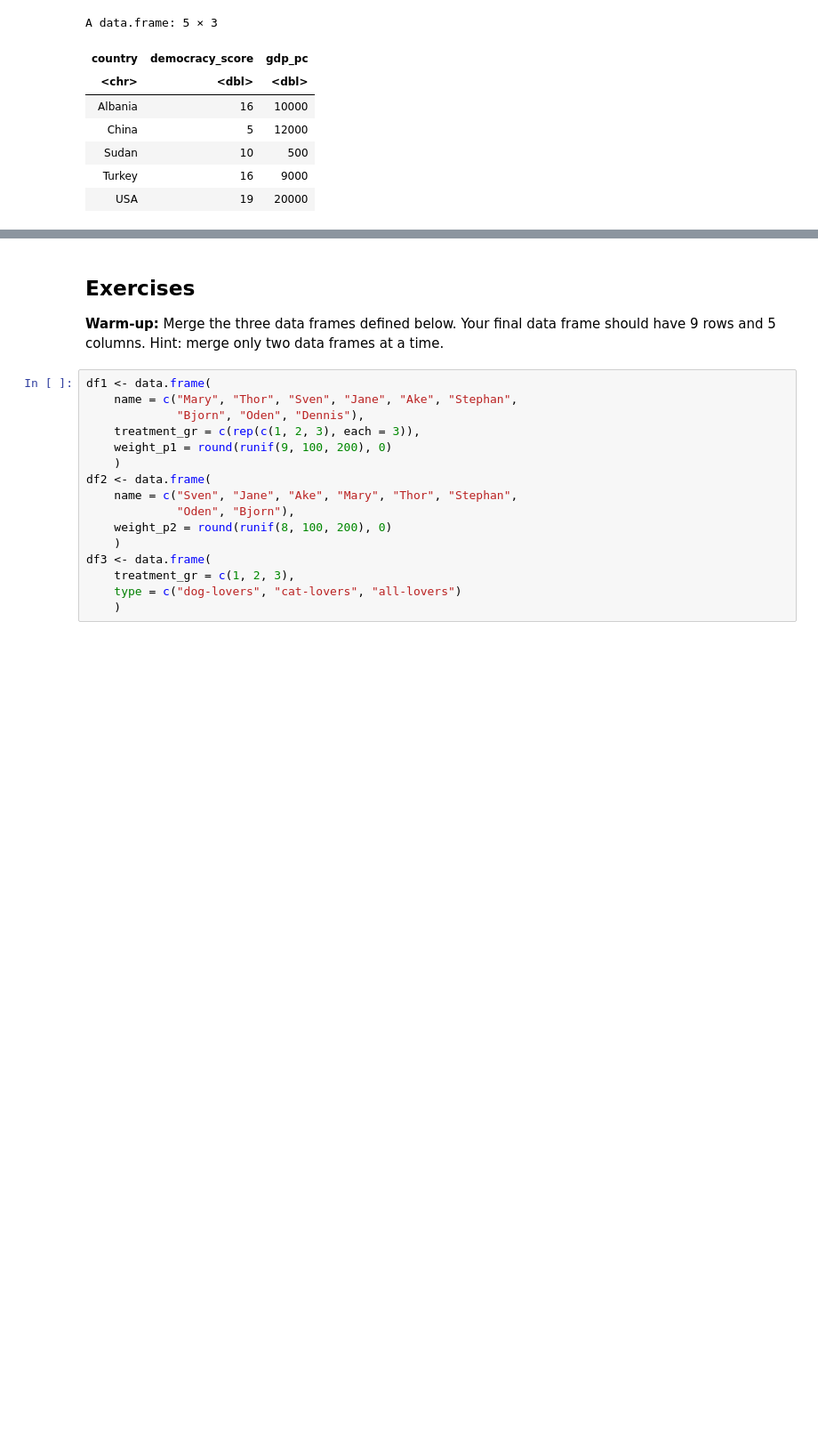
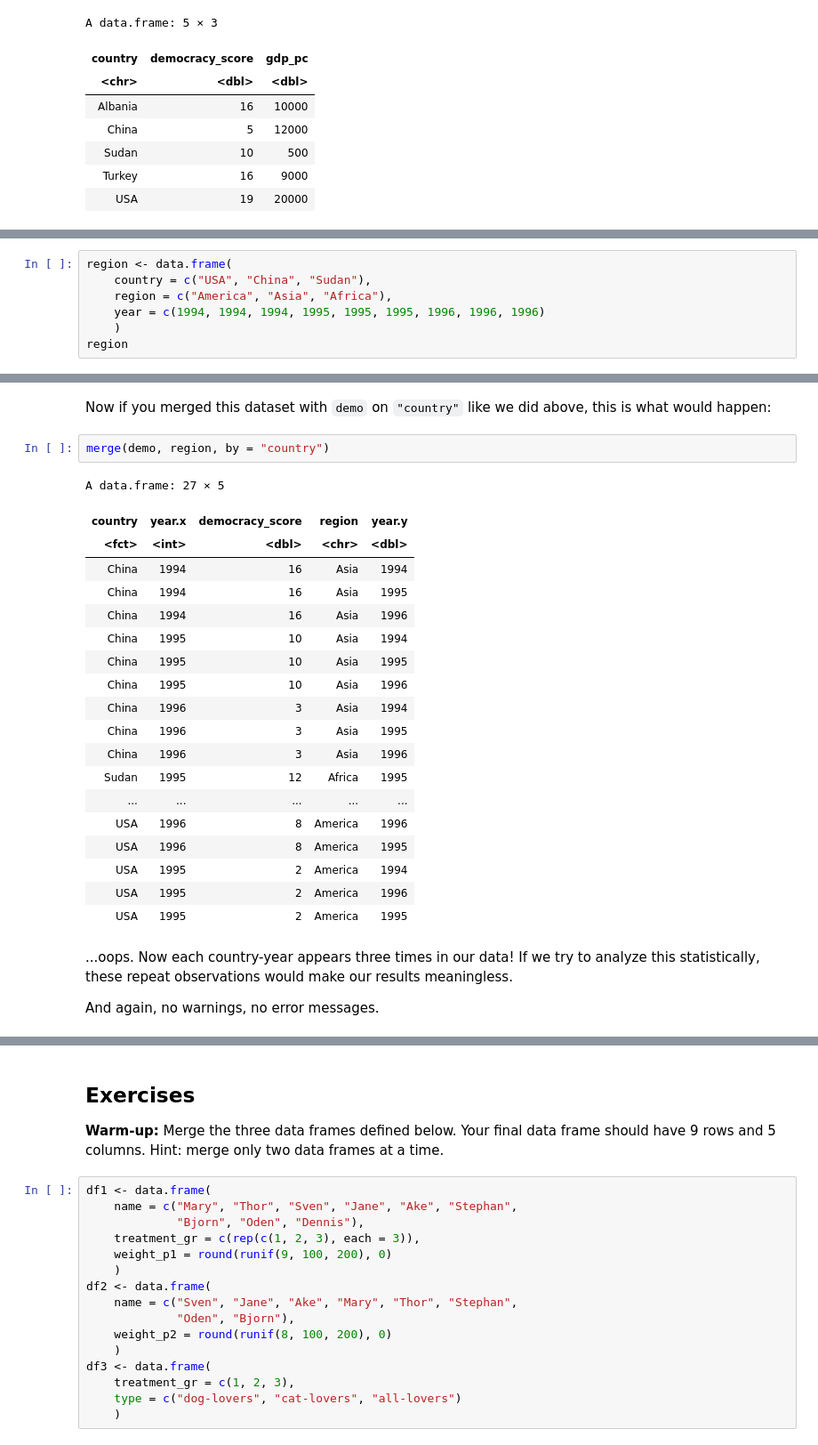
Before and after one commit to nickeubank/cm4ss, a Jupyter notebook: docs/html/.doctrees/nbsphinx/merging_appending.ipynb, the cells around one changed output, grey strips where cells are left out. Shown at 89% size. Drawn from its saved outputs; the diff is of its cells as text; blank space fills up the shorter version.

```diff
--- a/docs/html/.doctrees/nbsphinx/merging_appending.ipynb
+++ b/docs/html/.doctrees/nbsphinx/merging_appending.ipynb
@@ -242,0 +306,7 @@ A data.frame: 9 × 4
+# %%
+region <- data.frame(
+    country = c("USA", "China", "Sudan"),
+    region = c("America", "Asia", "Africa"),
+    year = c(1994, 1994, 1994, 1995, 1995, 1995, 1996, 1996, 1996)
+    )
+region
@@ -242,0 +326,28 @@ A data.frame: 9 × 4
+# %% [markdown]
+Now if you merged this dataset with `demo` on `"country"` like we did above, this is what would happen:
+# %%
+merge(demo, region, by = "country")
+# %% [output]
+A data.frame: 27 × 5
+| country | year.x | democracy_score | region | year.y |
+| <fct> | <int> | <dbl> | <chr> | <dbl> |
+| China | 1994 | 16 | Asia | 1994 |
+| China | 1994 | 16 | Asia | 1995 |
+| China | 1994 | 16 | Asia | 1996 |
+| China | 1995 | 10 | Asia | 1994 |
+| China | 1995 | 10 | Asia | 1995 |
+| China | 1995 | 10 | Asia | 1996 |
+| China | 1996 | 3 | Asia | 1994 |
+| China | 1996 | 3 | Asia | 1995 |
+| China | 1996 | 3 | Asia | 1996 |
+| Sudan | 1995 | 12 | Africa | 1995 |
+| ... | ... | ... | ... | ... |
+| USA | 1996 | 8 | America | 1996 |
+| USA | 1996 | 8 | America | 1995 |
+| USA | 1995 | 2 | America | 1994 |
+| USA | 1995 | 2 | America | 1996 |
+| USA | 1995 | 2 | America | 1995 |
+# %% [markdown]
+...oops.  Now each country-year appears three times in our data! If we try to analyze this statistically, these repeat observations would make our results meaningless.
+
+And again, no warnings, no error messages.
```
Also changed, not shown: parts of 62 cells of this notebook, 37 other files.
